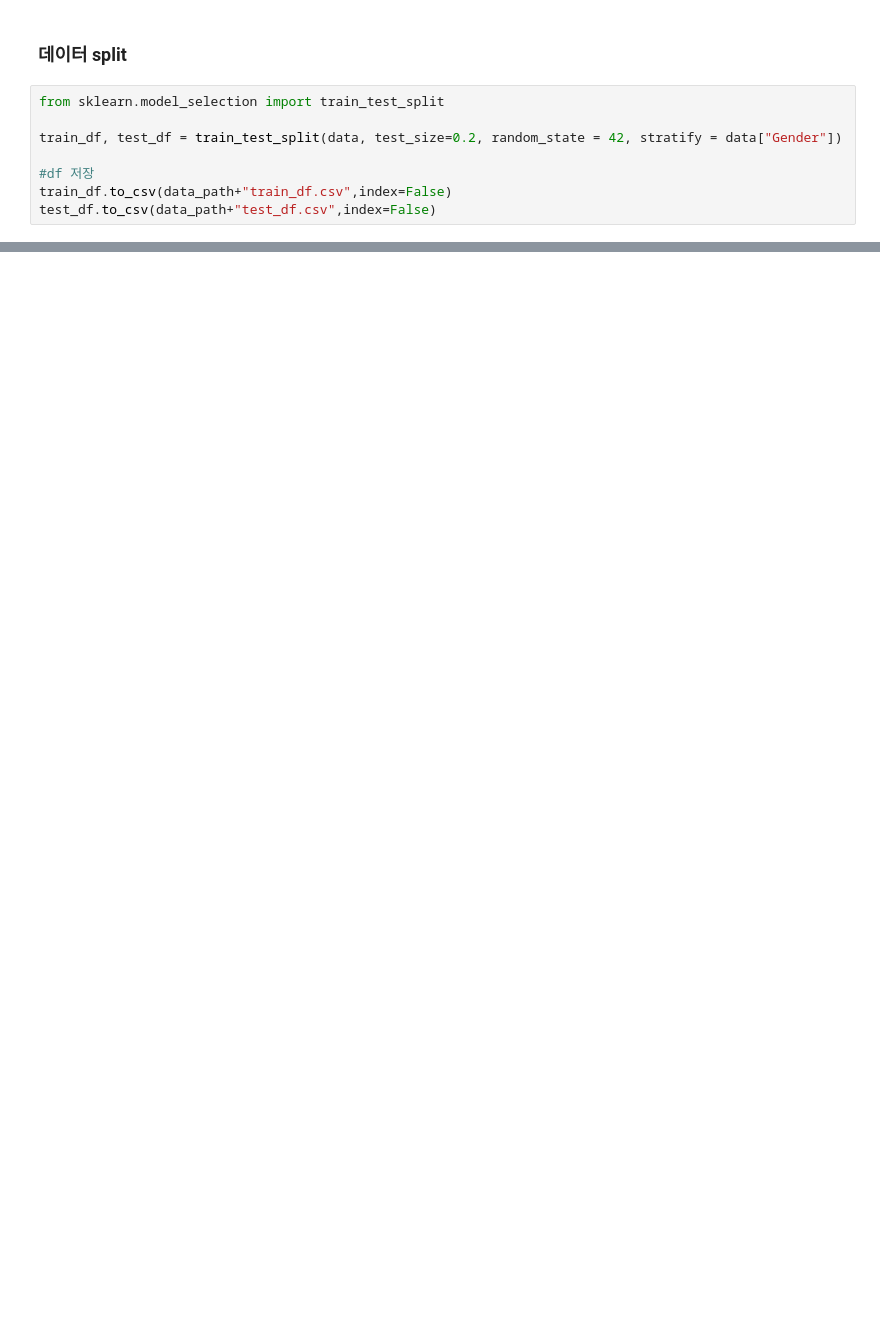
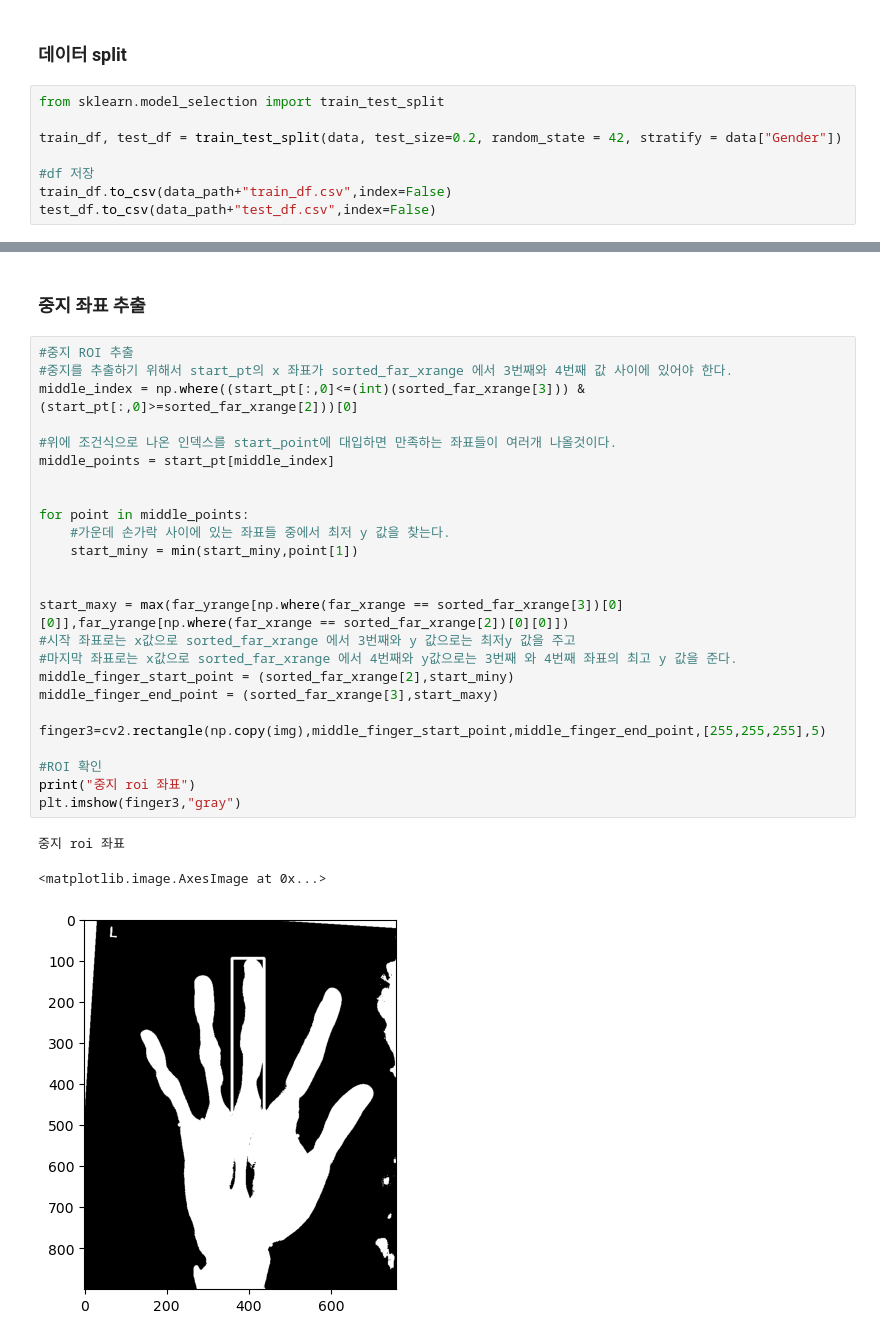
Before and after one commit to eunhabaek/BoneAge_Project, a Jupyter notebook: BoneAge.ipynb, the cells around one changed output, grey strips where cells are left out. Saved outputs shown, nothing was run; the diff lists cells and outputs as text; blank space fills up the shorter version.

```diff
--- a/BoneAge.ipynb
+++ b/BoneAge.ipynb
@@ -449,0 +656,31 @@ test_df.to_csv(data_path+"test_df.csv",index=False)
+# %% [markdown]
+### 중지 좌표 추출
+# %%
+#중지 ROI 추출
+#중지를 추출하기 위해서 start_pt의 x 좌표가 sorted_far_xrange 에서 3번째와 4번째 값 사이에 있어야 한다.
+middle_index = np.where((start_pt[:,0]<=(int)(sorted_far_xrange[3])) & (start_pt[:,0]>=sorted_far_xrange[2]))[0]
+
+#위에 조건식으로 나온 인덱스를 start_point에 대입하면 만족하는 좌표들이 여러개 나올것이다.
+middle_points = start_pt[middle_index]
+
+
+for point in middle_points:
+    #가운데 손가락 사이에 있는 좌표들 중에서 최저 y 값을 찾는다.
+    start_miny = min(start_miny,point[1])
+
+
+start_maxy = max(far_yrange[np.where(far_xrange == sorted_far_xrange[3])[0][0]],far_yrange[np.where(far_xrange == sorted_far_xrange[2])[0][0]])
+#시작 좌표로는 x값으로 sorted_far_xrange 에서 3번째와 y 값으로는 최저y 값을 주고
+#마지막 좌표로는 x값으로 sorted_far_xrange 에서 4번째와 y값으로는 3번째 와 4번째 좌표의 최고 y 값을 준다.
+middle_finger_start_point = (sorted_far_xrange[2],start_miny)
+middle_finger_end_point = (sorted_far_xrange[3],start_maxy)
+
+finger3=cv2.rectangle(np.copy(img),middle_finger_start_point,middle_finger_end_point,[255,255,255],5)
+
+#ROI 확인
+print("중지 roi 좌표")
+plt.imshow(finger3,"gray")
+# %% [output]
+중지 roi 좌표
+<matplotlib.image.AxesImage at 0x...>
+[figure, added]
```
Also changed, not shown: parts of 28 cells of this notebook.
